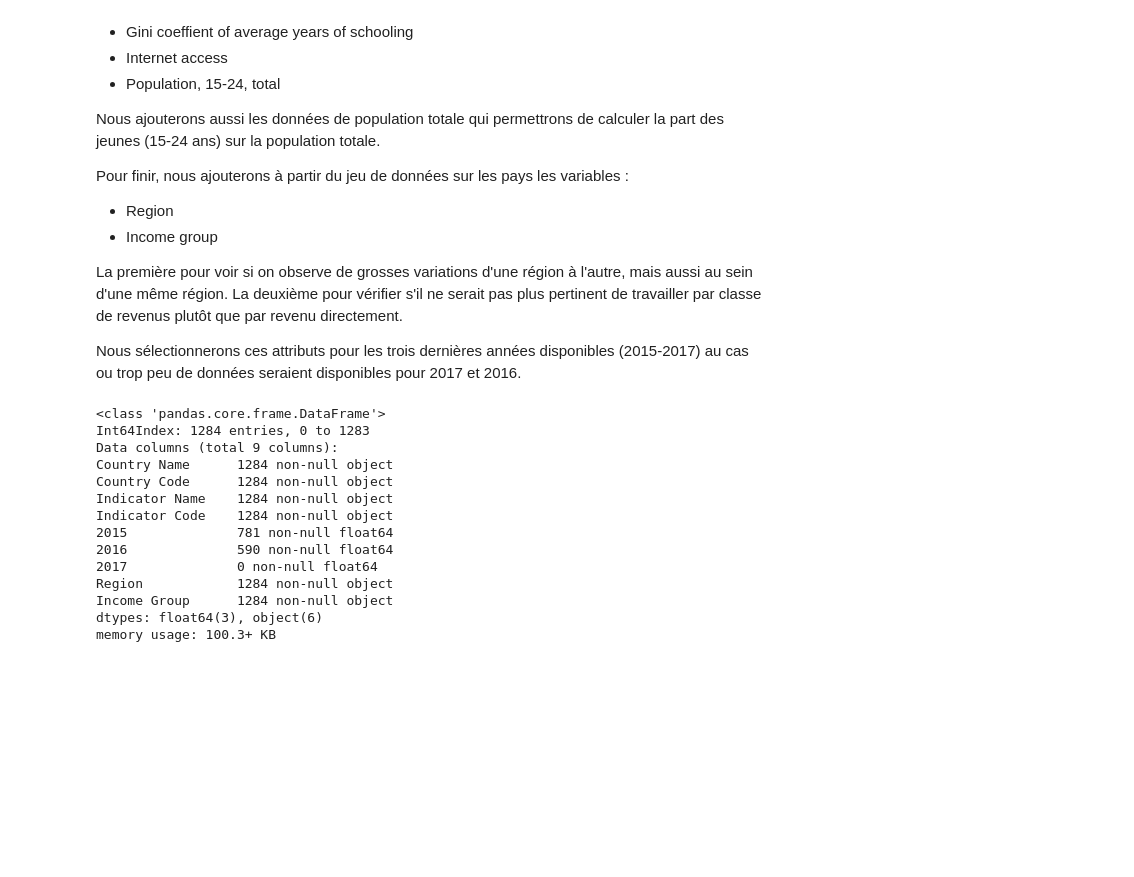
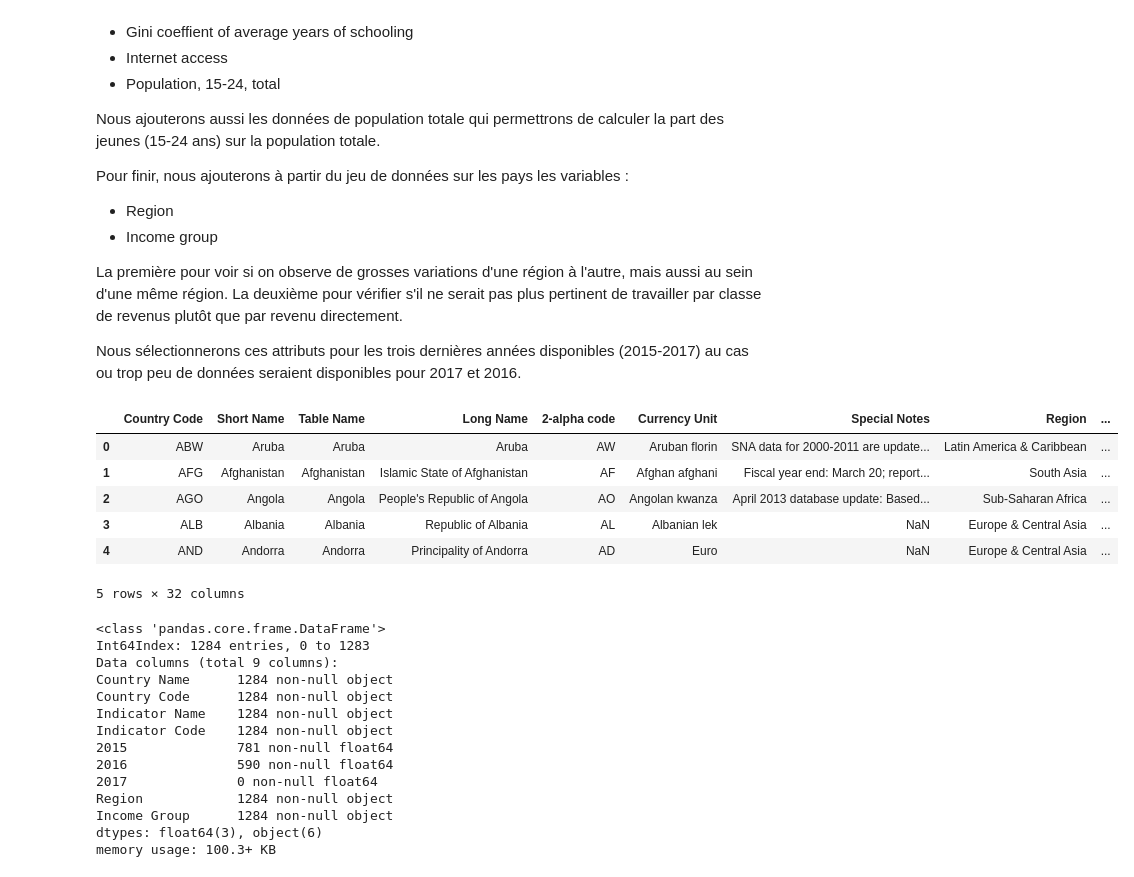
Before and after one commit to Pierre-Eloi/OC_DS_Project2, a Jupyter notebook: Project_2.ipynb, the cells around one changed output. Cells and saved outputs as stored; diff of their text form; code cells hidden in the pictures; blank space fills up the shorter version.

```diff
--- a/Project_2.ipynb
+++ b/Project_2.ipynb
@@ -41,7 +41,7 @@ EdStatsCountry.csv
 Pour manipuler les données, nous utiliserons la librairies pandas de Python.
 # %%
 raw_data = ld.load_data(list_csv[3])
-raw_country = ld.load_data(list_csv[5])
+raw_country = ld.load_data(list_csv[2])
 # %% [output]
 |  | Country Name | Country Code | Indicator Name | Indicator Code | 1970 | 1971 | 1972 | 1973 | ... |
 | 0 | Arab World | ARB | Adjusted net enrolment rate, lowe... | UIS.NERA.2 | NaN | NaN | NaN | NaN | ... |
@@ -118,6 +118,16 @@ Pour finir, nous ajouterons à partir du jeu de données sur les pays les variab
 La première pour voir si on observe de grosses variations d'une région à l'autre, mais aussi au sein d'une même région. La deuxième pour vérifier s'il ne serait pas plus pertinent de travailler par classe de revenus plutôt que par revenu directement.
 
 Nous sélectionnerons ces attributs pour les trois dernières années disponibles (2015-2017) au cas ou trop peu de données seraient disponibles pour 2017 et 2016.
+# %%
+raw_country.head()
+# %% [output]
+|  | Country Code | Short Name | Table Name | Long Name | 2-alpha code | Currency Unit | Special Notes | Region | ... |
+| 0 | ABW | Aruba | Aruba | Aruba | AW | Aruban florin | SNA data for 2000-2011 are update... | Latin America & Caribbean | ... |
+| 1 | AFG | Afghanistan | Afghanistan | Islamic State of Afghanistan | AF | Afghan afghani | Fiscal year end: March 20; report... | South Asia | ... |
+| 2 | AGO | Angola | Angola | People's Republic of Angola | AO | Angolan kwanza | April 2013 database update: Based... | Sub-Saharan Africa | ... |
+| 3 | ALB | Albania | Albania | Republic of Albania | AL | Albanian lek | NaN | Europe & Central Asia | ... |
+| 4 | AND | Andorra | Andorra | Principality of Andorra | AD | Euro | NaN | Europe & Central Asia | ... |
+5 rows × 32 columns
 # %%
 # get the first four features from the mains dataset
 columns = df.columns.to_list()
```
Also changed, not shown: parts of 18 cells of this notebook.
